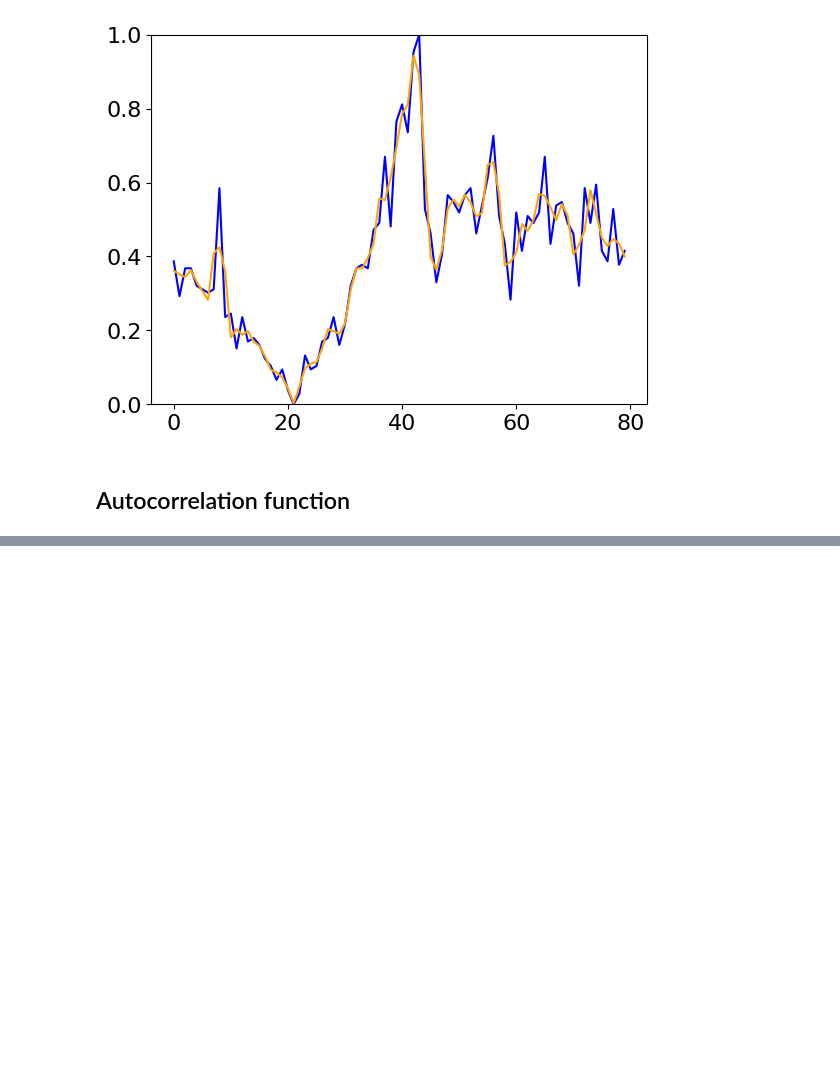
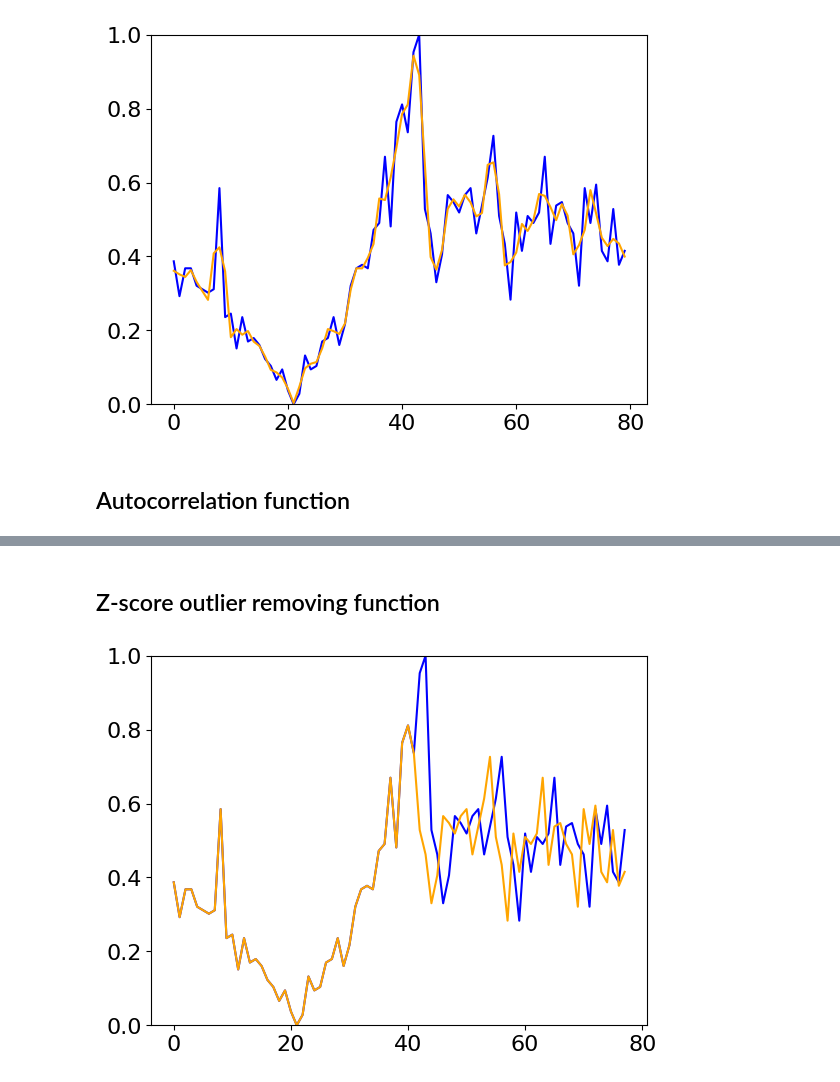
Before and after one commit to riuls/an2dl_challenge_2, a Jupyter notebook: PreprocessingAndAutocorrelation.ipynb, the cells around one changed output, grey strips where cells are left out. Drawn from its saved outputs; the diff is of its cells as text; code cells hidden in the pictures; blank space fills up the shorter version.

```diff
--- a/PreprocessingAndAutocorrelation.ipynb
+++ b/PreprocessingAndAutocorrelation.ipynb
@@ -143,0 +148,23 @@ Text(0.5, 1.0, 'Autocorrelation')
+# %% [markdown]
+## Z-score outlier removing function
+# %%
+from scipy import stats
+
+def remove_outliers_zscore(X, threshold=2):
+    z_scores = np.abs(stats.zscore(X))
+    X_no_outliers = X[(z_scores < threshold)]  # Remove the 'axis' parameter
+    return X_no_outliers
+
+# Assuming X is a one-dimensional array
+y = remove_outliers_zscore(X[idx])
+
+# Assuming window is the desired length for visualization
+window = len(y)
+
+# Assuming inspect_sequences is a function for plotting sequences
+# Modify the function call to handle the dimension mismatch
+common_length = min(len(X[idx]), len(y))
+common_indices = np.arange(common_length)
+inspect_sequences(X[idx][:common_length], y[:common_length])
+# %% [output]
+[figure, added]
```
Also changed, not shown: parts of 3 cells of this notebook.
